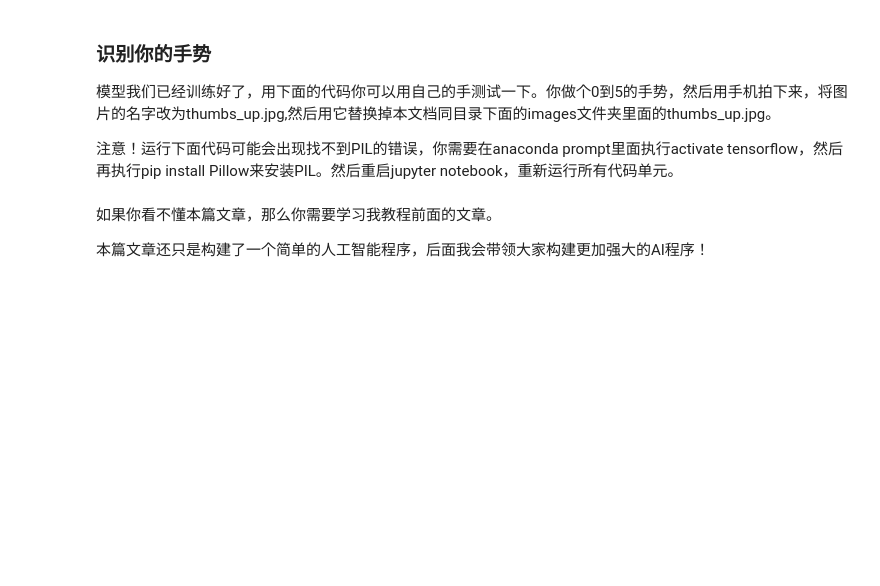
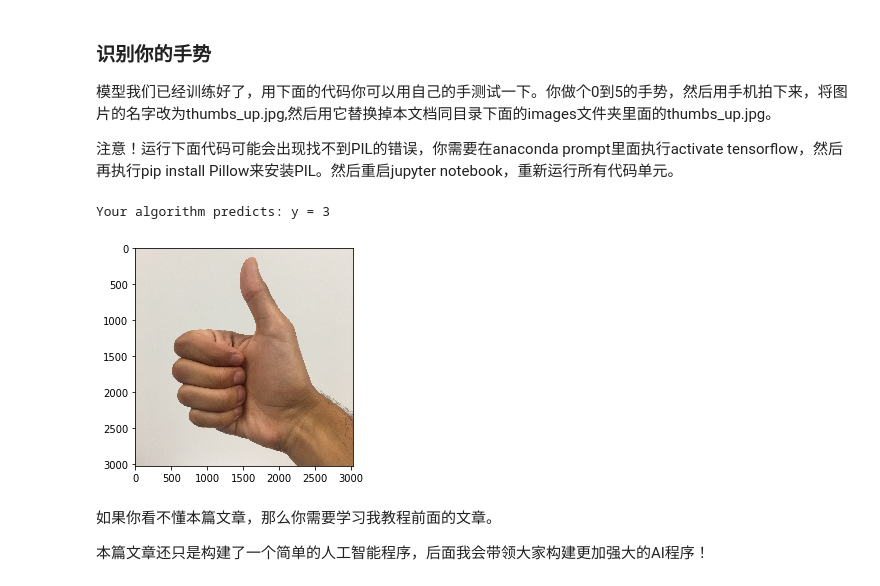
Before and after one commit to oaiao/ai, a Jupyter notebook: ai/13_03_Tensorflow/Tensorflow_03.ipynb, the cells around one changed output. Drawn from its saved outputs; the diff is of its cells as text; code cells hidden in the pictures; blank space fills up the shorter version.

```diff
--- a/ai/13_03_Tensorflow/Tensorflow_03.ipynb
+++ b/ai/13_03_Tensorflow/Tensorflow_03.ipynb
@@ -343,17 +359,23 @@ Cost after epoch 200: 0.733102
 # %%
 import scipy
 from PIL import Image
 from scipy import ndimage
+from skimage.transform import resize
 
 my_image = "thumbs_up.jpg"
 
 fname = "images/" + my_image
 image = np.array(plt.imread(fname))
-my_image = scipy.misc.imresize(image, size=(64, 64)).reshape((1, 64 * 64 * 3)).T
+# my_image = scipy.misc.imresize(image, size=(64, 64)).reshape((1, 64 * 64 * 3)).T
+my_image = resize(image, output_shape=(64, 64)).reshape((1, 64 * 64 * 3)).T
+
 my_image_prediction = predict(my_image, parameters)
 
 plt.imshow(image)
 print("Your algorithm predicts: y = " + str(np.squeeze(my_image_prediction)))
+# %% [output]
+Your algorithm predicts: y = 3
+[figure, added]
 # %% [markdown]
 如果你看不懂本篇文章，那么你需要学习我教程前面的文章。
 
```
Also changed, not shown: parts of 3 cells of this notebook, 12 other files.
